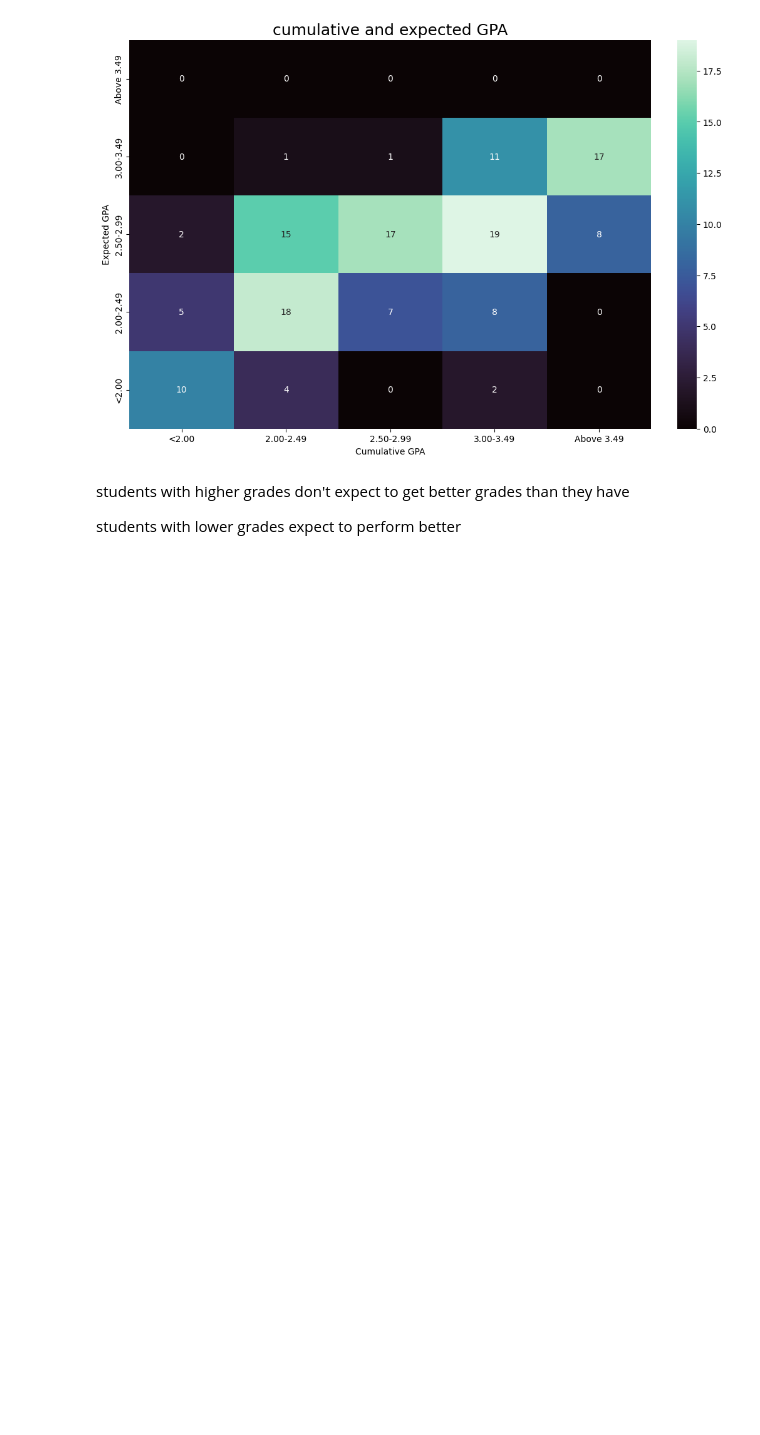
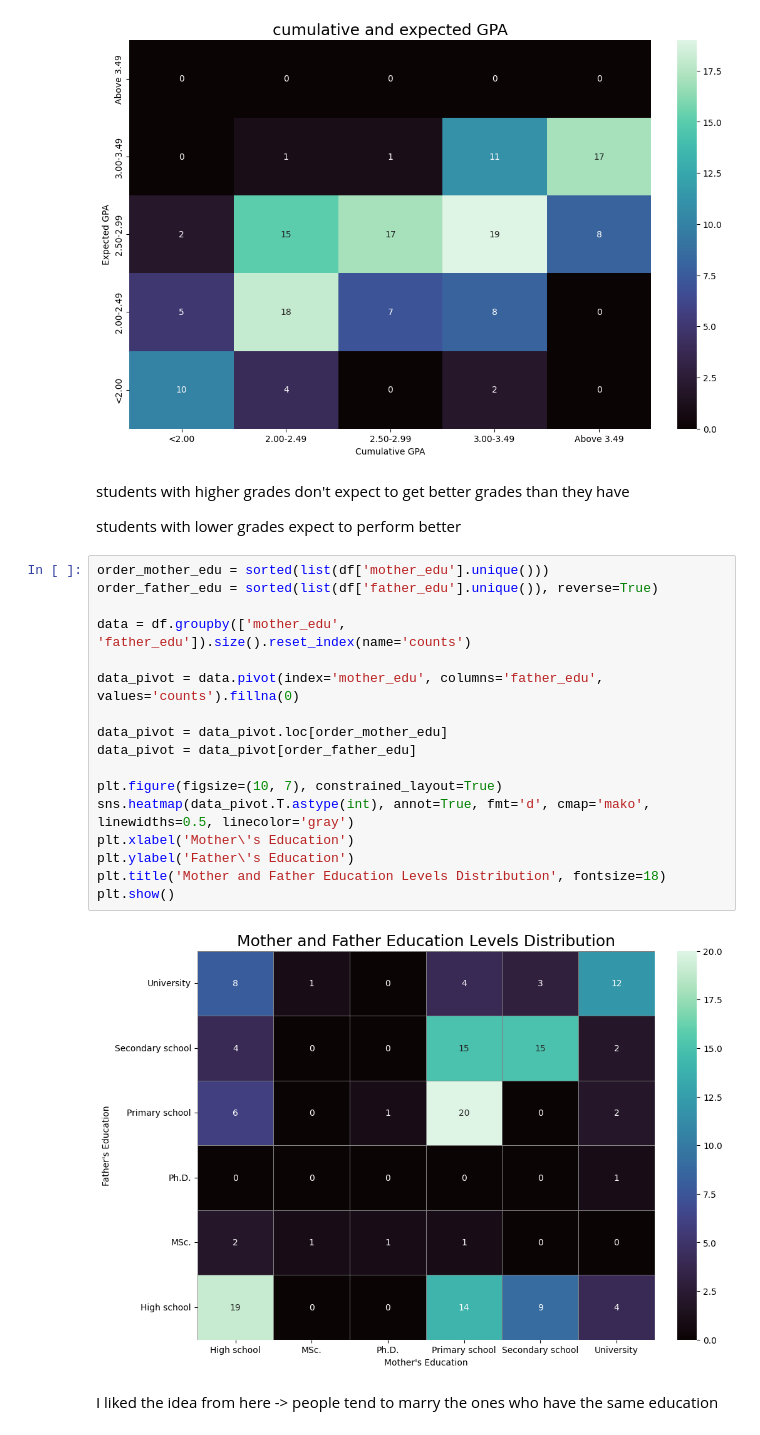
Before and after one commit to CalinCezar/Excalibur-Project, a Jupyter notebook: student_data/student_visualization.ipynb, the cells around one changed output. Cells and saved outputs as stored; diff of their text form; blank space fills up the shorter version.

Commit message:
add a plot

```diff
--- a/student_data/student_visualization.ipynb
+++ b/student_data/student_visualization.ipynb
@@ -895,3 +895,24 @@ plt.show()
 students with higher grades don't expect to get better grades than they have
 
 students with lower grades expect to perform better
+# %%
+order_mother_edu = sorted(list(df['mother_edu'].unique()))
+order_father_edu = sorted(list(df['father_edu'].unique()), reverse=True)
+
+data = df.groupby(['mother_edu', 'father_edu']).size().reset_index(name='counts')
+
+data_pivot = data.pivot(index='mother_edu', columns='father_edu', values='counts').fillna(0)
+
+data_pivot = data_pivot.loc[order_mother_edu]
+data_pivot = data_pivot[order_father_edu]
+
+plt.figure(figsize=(10, 7), constrained_layout=True)
+sns.heatmap(data_pivot.T.astype(int), annot=True, fmt='d', cmap='mako', linewidths=0.5, linecolor='gray')
+plt.xlabel('Mother\'s Education')
+plt.ylabel('Father\'s Education')
+plt.title('Mother and Father Education Levels Distribution', fontsize=18)
+plt.show()
+# %% [output]
+[figure, added]
+# %% [markdown]
+I liked the idea from here -> people tend to marry the ones who have the same education
```
Also changed, not shown: parts of 1 cell of this notebook.
